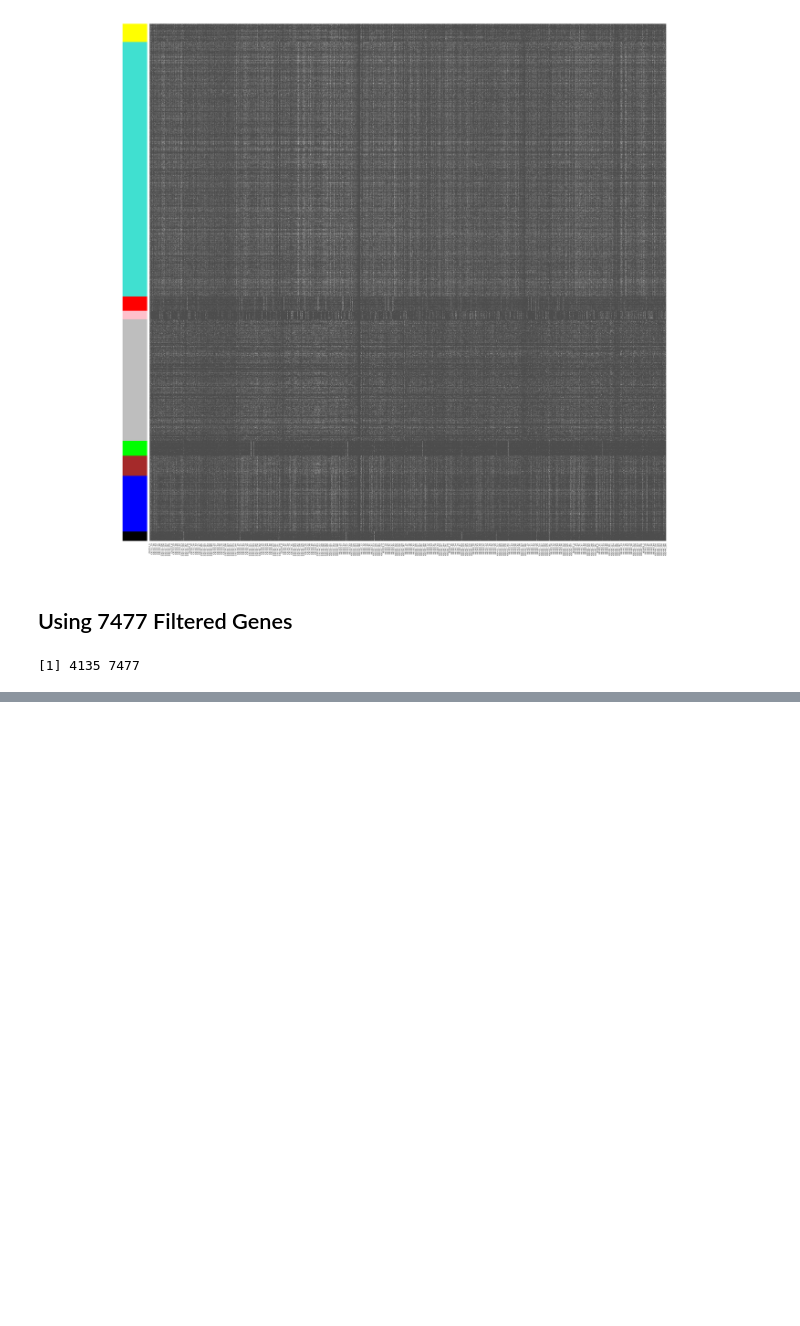
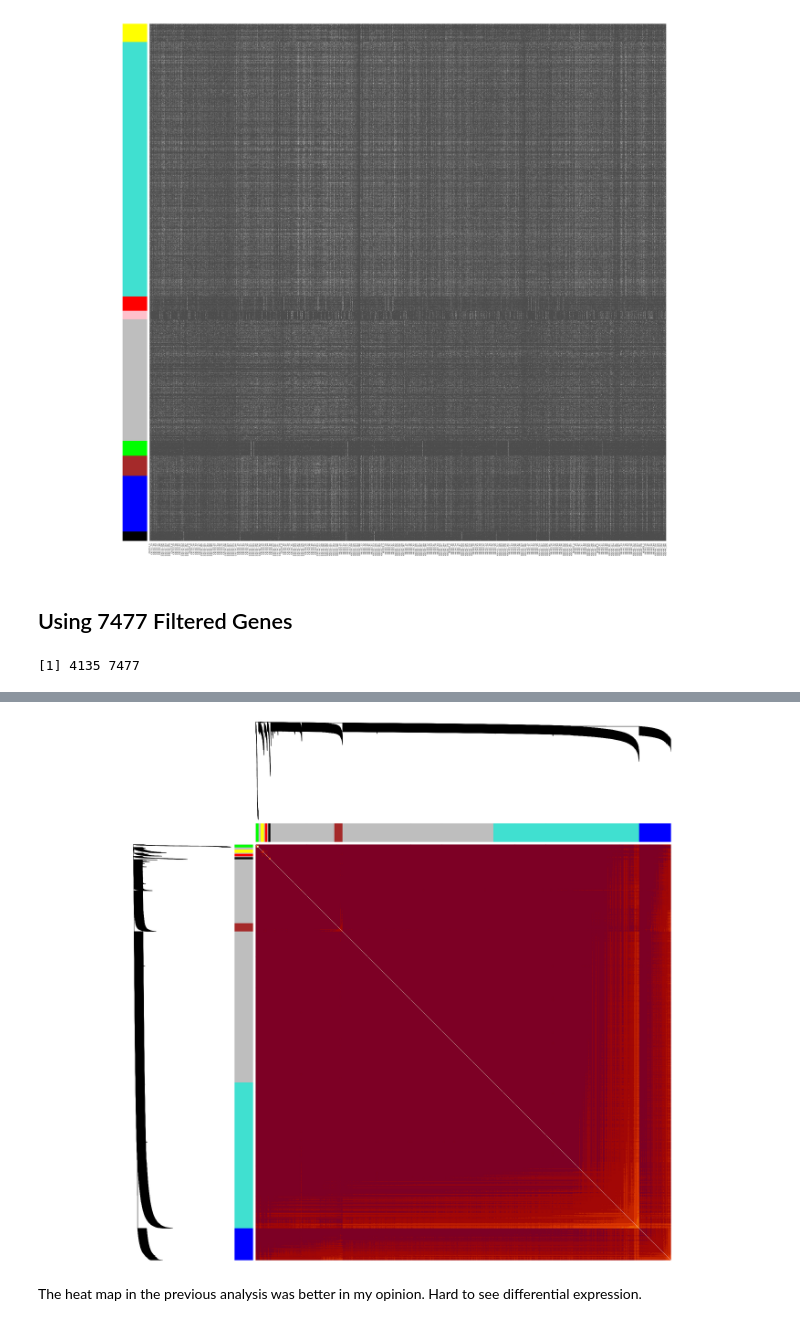
Before and after one commit to mtekman/scRNA_2020_salas, a Jupyter notebook: 4_wgcna.ipynb, the cells around one changed output, grey strips where cells are left out. Saved outputs shown, nothing was run; the diff lists cells and outputs as text; code cells hidden in the pictures; blank space fills up the shorter version.

```diff
--- a/4_wgcna.ipynb
+++ b/4_wgcna.ipynb
@@ -284,0 +371,8 @@ sft = pickSoftThreshold(datExpr,
+# %%
+options(repr.plot.width= 20, repr.plot.height = 15)
+diag(dissTOM) = NA;
+TOMplot(dissTOM^4, geneTree, as.character(dynamicColors))
+# %% [output]
+[figure, added]
+# %% [markdown]
+The heat map in the previous analysis was better in my opinion. Hard to see differential expression.
```
Also changed, not shown: parts of 15 cells of this notebook, 7 other files.
